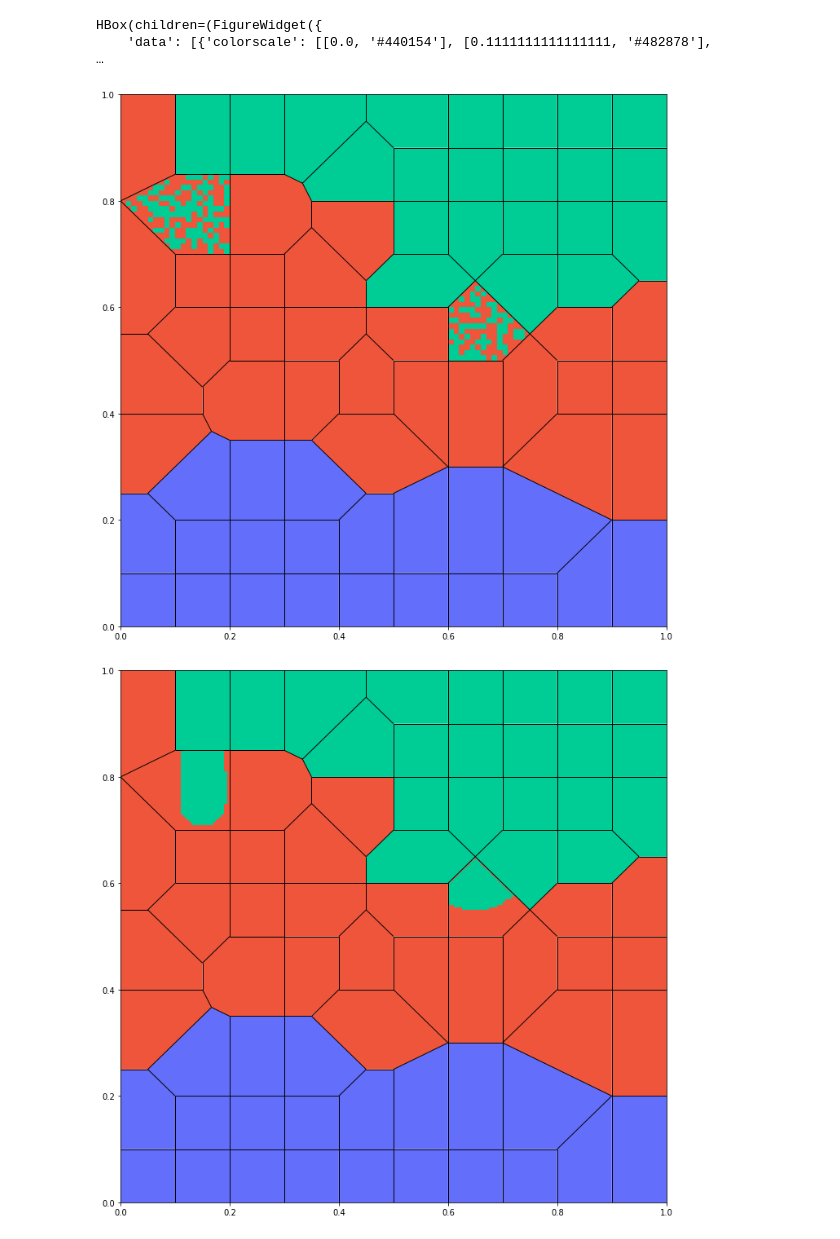
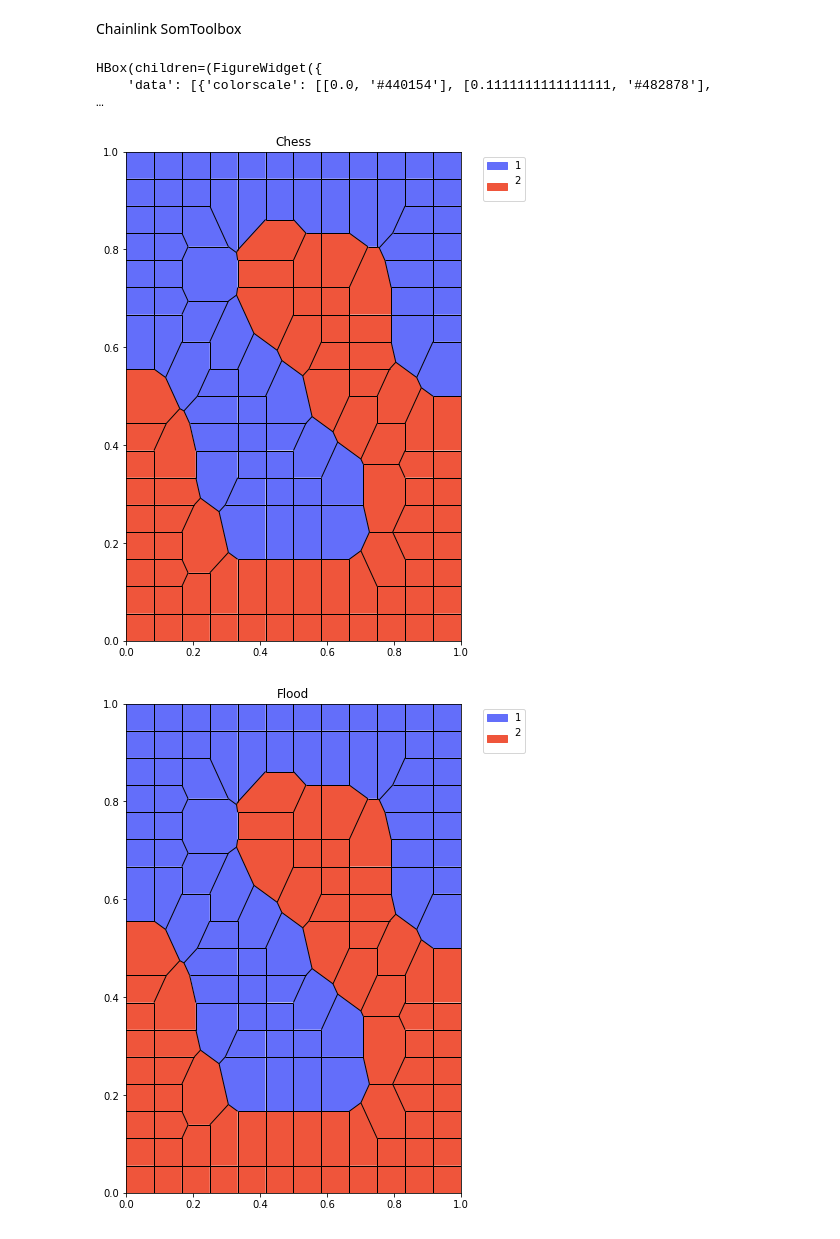
Before and after one commit to S3basuchian/sos_ex3_som, a Jupyter notebook: som_vis.ipynb, the cells around one changed output. Saved outputs shown, nothing was run; the diff lists cells and outputs as text; code cells hidden in the pictures.

```diff
--- a/som_vis.ipynb
+++ b/som_vis.ipynb
@@ -662,25 +859,27 @@ class SomViz:
+# %% [markdown]
+ Chainlink SomToolbox
 # %%
-ogvalues = SOMToolBox_Parse('iris.vec')
+ogvalues = SOMToolBox_Parse('chainlink.vec')
 idata, idim, idata_x, idata_y = ogvalues.read_weight_file()
-smap = SOMToolBox_Parse('iris.wgt.gz')
+smap = SOMToolBox_Parse('somtoolbox/chainlink.wgt')
 smap, sdim, smap_x, smap_y = smap.read_weight_file()
-classmap = SOMToolBox_Parse('iris.cls')
+classmap = SOMToolBox_Parse('chainlink.cls')
 cdata, cdata_x, cdata_y, cnum, cnam = classmap.read_class_file()
 
 # Visualizaton
 viz_SOMToolBox = SomViz(smap.values.reshape(-1,sdim), smap_y, smap_x)
-um2 = viz_SOMToolBox.umatrix(color='viridis', interp=False, title='U-matrix SOMToolBox')
+um = viz_SOMToolBox.umatrix(color='viridis', interp=False, title='U-matrix')
 viz_SOMToolBox.addclasses(cdata=cdata.values, idata=idata.values, cnum=cnum, cnam=cnam)
-viz_SOMToolBox.piecharts(som_m=um2, scale=True)
+viz_SOMToolBox.piecharts(som_m=um, scale=True)
 
-display(HBox([um2]))
+display(HBox([um]))
 
 viz_SOMToolBox.compute_voronoi()
 viz_SOMToolBox.chess()
 viz_SOMToolBox.flood()
 # %% [output]
 HBox(children=(FigureWidget({
     'data': [{'colorscale': [[0.0, '#440154'], [0.1111111111111111, '#482878'],
 …
-[figure, old version]
+[figure, new version]
-[figure, old version]
+[figure, new version]
```
Also changed, not shown: parts of 18 cells of this notebook, 20 other files.
